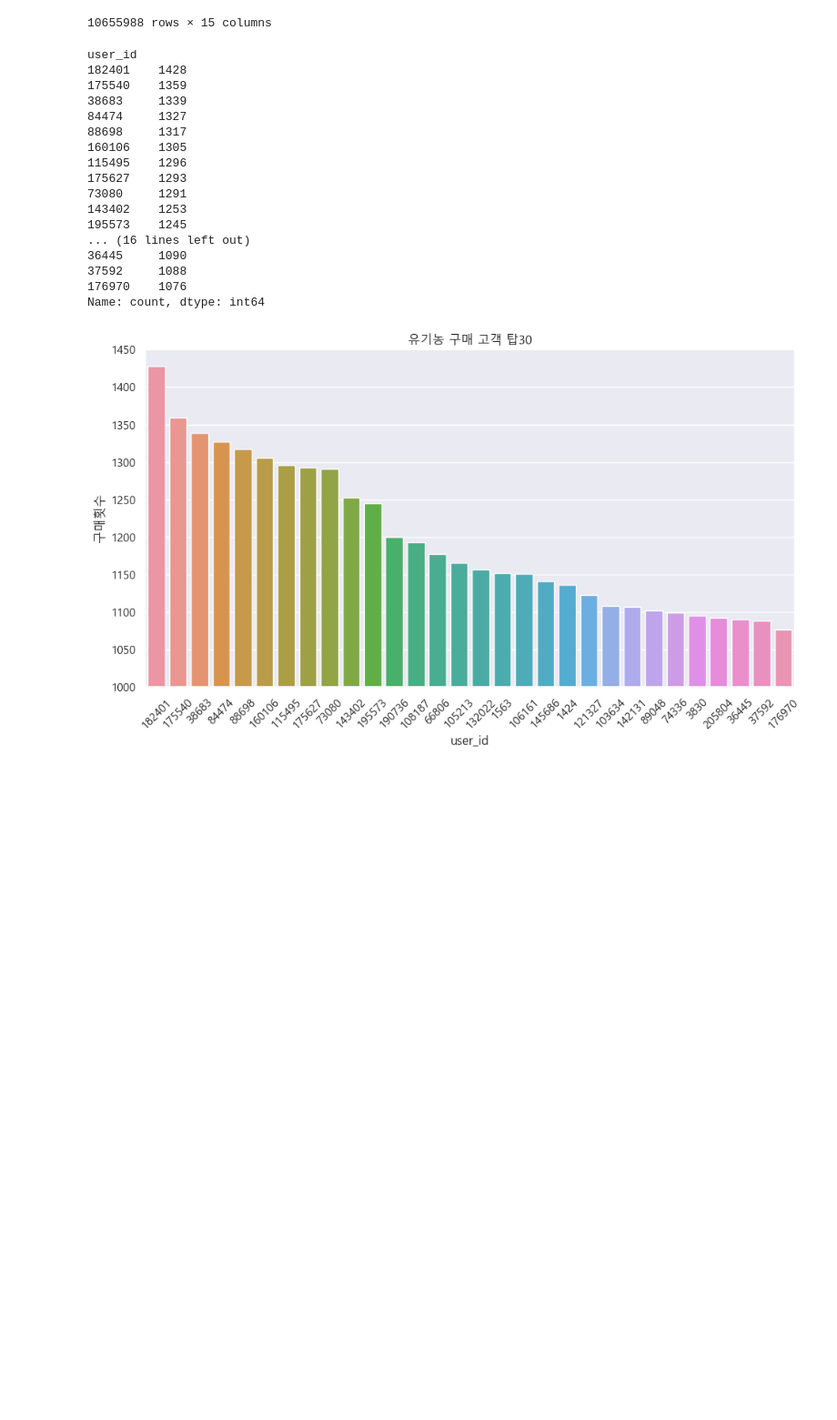
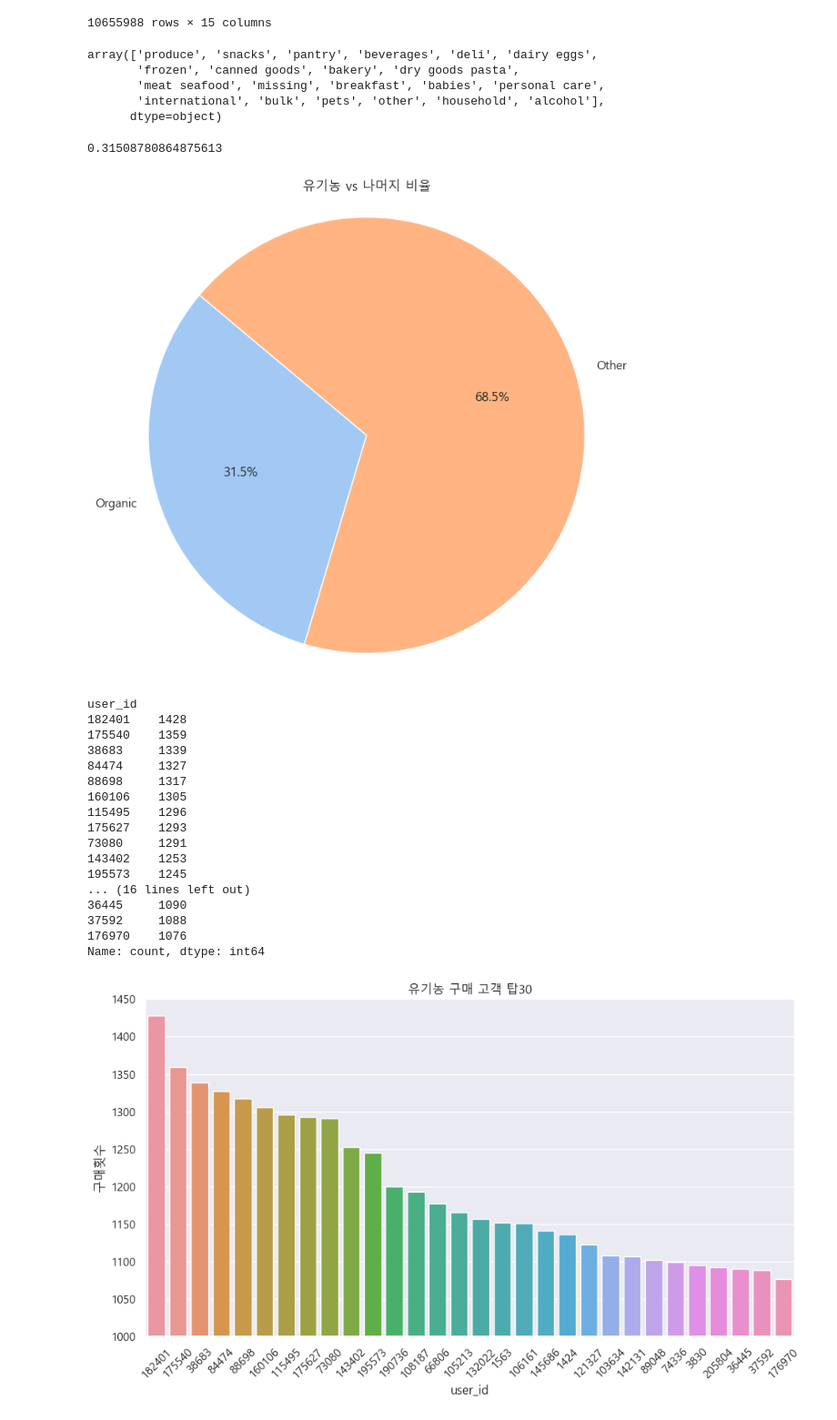
Before and after one commit to leejaesang6098/aiffel_study, a Jupyter notebook: 0925~dataton/0925_dataton.ipynb, the cells around one changed output. Shown at 91% size. Cells and saved outputs as stored; diff of their text form; code cells hidden in the pictures; blank space fills up the shorter version.

```diff
--- a/0925~dataton/0925_dataton.ipynb
+++ b/0925~dataton/0925_dataton.ipynb
@@ -395,6 +395,30 @@ organic_df2
 | 33819090 | 22827 | Organic Black Mission Figs | 18 | 10 | bulk dried fruits vegetables | bulk | 3072891 | 1 | ... |
 | 33819091 | 22827 | Organic Black Mission Figs | 18 | 10 | bulk dried fruits vegetables | bulk | 3116955 | 1 | ... |
 10655988 rows × 15 columns
+# %%
+organic_df2['department'].unique()
+# %% [output]
+array(['produce', 'snacks', 'pantry', 'beverages', 'deli', 'dairy eggs',
+       'frozen', 'canned goods', 'bakery', 'dry goods pasta',
+       'meat seafood', 'missing', 'breakfast', 'babies', 'personal care',
+       'international', 'bulk', 'pets', 'other', 'household', 'alcohol'],
+      dtype=object)
+# %%
+print(len(organic_df2) / len(df))
+
+data = [len(organic_df2), len(df) - len(organic_df2)]
+labels = ['Organic', 'Other']
+
+plt.figure(figsize=(8, 8))
+plt.pie(data, labels=labels, autopct='%1.1f%%', startangle=140)
+
+plt.title('유기농 vs 나머지 비율')
+plt.axis('equal')
+
+plt.show()
+# %% [output]
+0.31508780864875613
+[figure, added]
 # %%
 organic_df3 = organic_df2['user_id'].value_counts().sort_values(ascending=False).head(30)
 organic_df3
```
Also changed, not shown: parts of 5 cells of this notebook.
